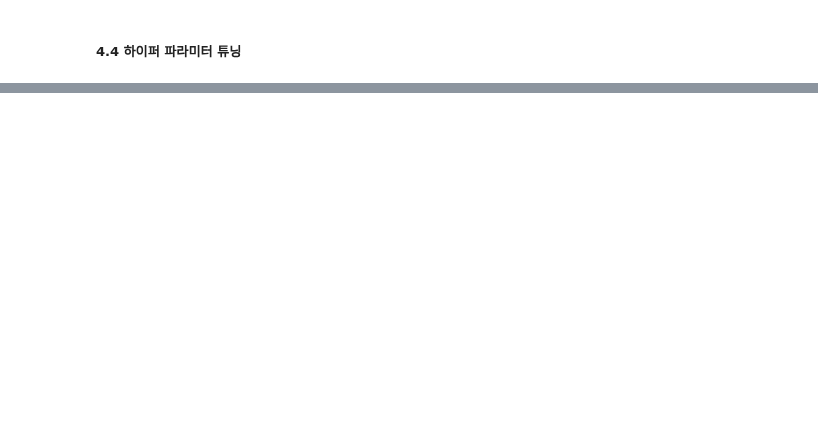
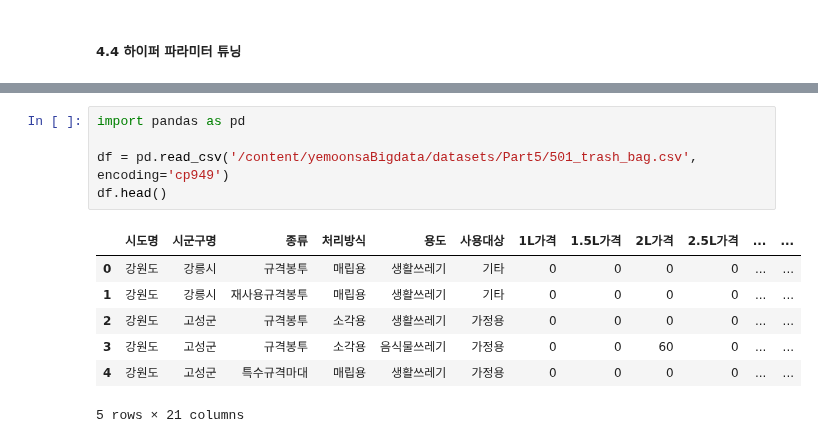
Before and after one commit to va4756/yemoon_bigdata_test, a Jupyter notebook: bigdata_예문_실전문제_example2.ipynb, the cells around one changed output, grey strips where cells are left out. Saved outputs shown, nothing was run; the diff lists cells and outputs as text; blank space fills up the shorter version.

```diff
--- a/bigdata_예문_실전문제_example2.ipynb
+++ b/bigdata_예문_실전문제_example2.ipynb
@@ -1517,0 +1583,13 @@ XGBoost:  0.4992210496930152
+# %%
+import pandas as pd
+
+df = pd.read_csv('/content/yemoonsaBigdata/datasets/Part5/501_trash_bag.csv', encoding='cp949')
+df.head()
+# %% [output]
+|  | 시도명 | 시군구명 | 종류 | 처리방식 | 용도 | 사용대상 | 1L가격 | 1.5L가격 | 2L가격 | 2.5L가격 | ... | ... |
+| 0 | 강원도 | 강릉시 | 규격봉투 | 매립용 | 생활쓰레기 | 기타 | 0 | 0 | 0 | 0 | ... | ... |
+| 1 | 강원도 | 강릉시 | 재사용규격봉투 | 매립용 | 생활쓰레기 | 기타 | 0 | 0 | 0 | 0 | ... | ... |
+| 2 | 강원도 | 고성군 | 규격봉투 | 소각용 | 생활쓰레기 | 가정용 | 0 | 0 | 0 | 0 | ... | ... |
+| 3 | 강원도 | 고성군 | 규격봉투 | 소각용 | 음식물쓰레기 | 가정용 | 0 | 0 | 60 | 0 | ... | ... |
+| 4 | 강원도 | 고성군 | 특수규격마대 | 매립용 | 생활쓰레기 | 가정용 | 0 | 0 | 0 | 0 | ... | ... |
+5 rows × 21 columns
```
Also changed, not shown: parts of 35 cells of this notebook.
